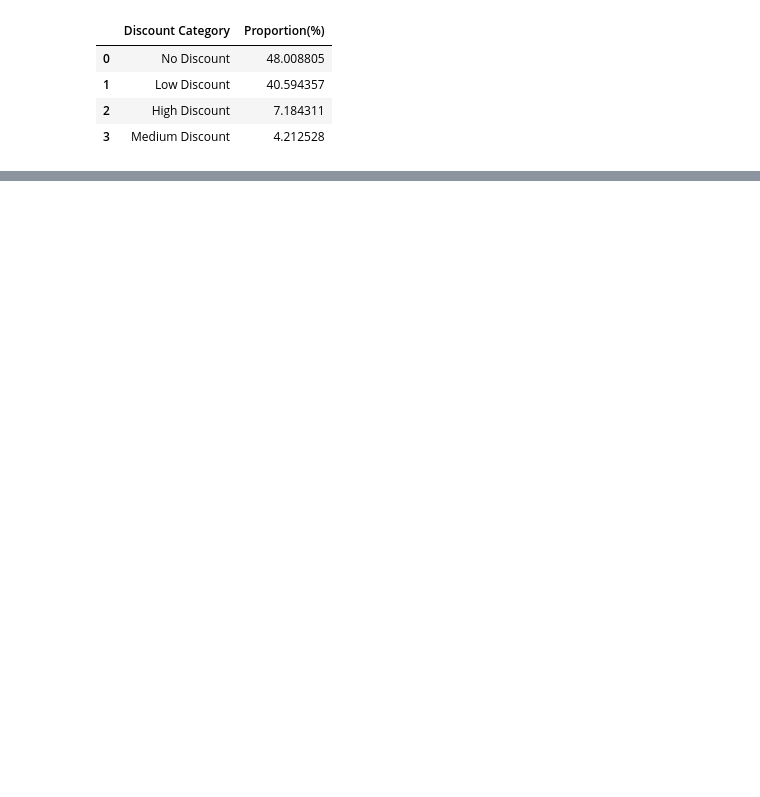
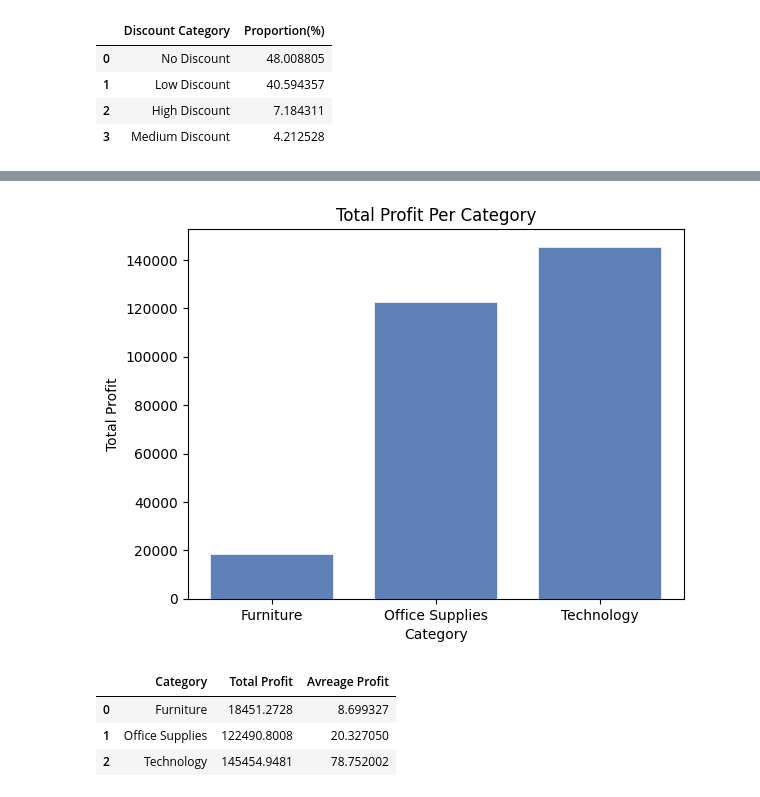
Before and after one commit to RealHaroon/Data-Analytics, a Jupyter notebook: Notebooks/Pandas/Superstore Dataset.ipynb, the cells around one changed output, grey strips where cells are left out. Saved outputs shown, nothing was run; the diff lists cells and outputs as text; code cells hidden in the pictures; blank space fills up the shorter version.

```diff
--- a/Notebooks/Pandas/Superstore Dataset.ipynb
+++ b/Notebooks/Pandas/Superstore Dataset.ipynb
@@ -598,0 +646,16 @@ pct_of_discount_categories
+# %%
+plt.bar(profit_analysis_by_category['Category'],profit_analysis_by_category['Total Profit'],**bar_style)
+plt.title('Total Profit Per Category')
+plt.xlabel('Category')
+plt.ylabel('Total Profit')
+plt.show()
+# %% [output]
+[figure, added]
+# %%
+avg_discount_by_category
+profit_analysis_by_category
+# %% [output]
+|  | Category | Total Profit | Avreage Profit |
+| 0 | Furniture | 18451.2728 | 8.699327 |
+| 1 | Office Supplies | 122490.8008 | 20.327050 |
+| 2 | Technology | 145454.9481 | 78.752002 |
```
Also changed, not shown: parts of 13 cells of this notebook.
